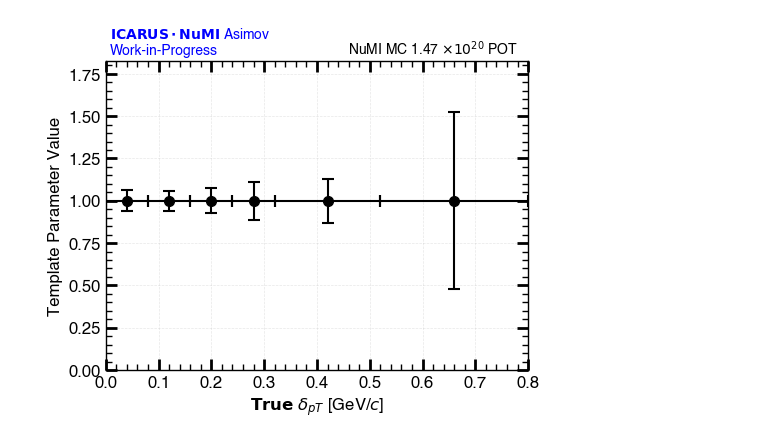
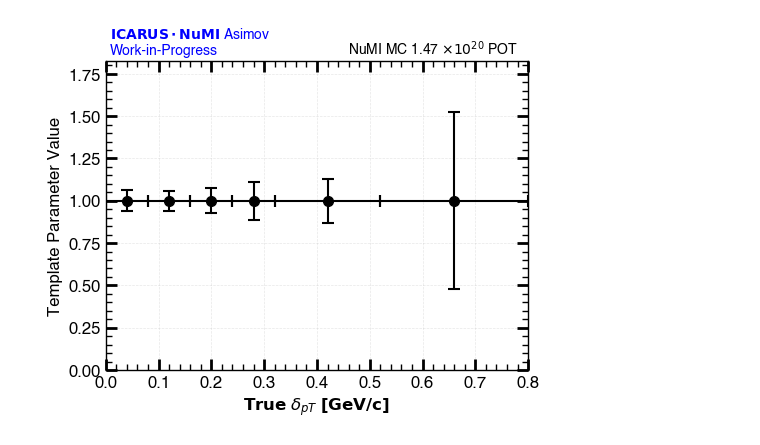
Before and after one commit to rvizarreta/gundam-icarus, a Jupyter notebook: Notebooks/Asimov_Studies.ipynb, the cells around one changed output. Saved outputs shown, nothing was run; the diff lists cells and outputs as text; code cells hidden in the pictures.

```diff
--- a/Notebooks/Asimov_Studies.ipynb
+++ b/Notebooks/Asimov_Studies.ipynb
@@ -53,16 +53,16 @@ Total                     23812
 # %%
 fig_template, ax_template = plot_scatter(
         filename='/Users/rvizarreta/Library/CloudStorage/GoogleDrive-rvizarreta14@gmail.com/My Drive/🏛 PhD Repository/🚀 Research/🤖 Experiments&Projects/ICARUS/ICARUS_CC0pi_GUNDAM/data/exampleAsimov.root',
         is_cross_section = False,
         hist_path="FitterEngine/postFit/Hesse/errors/Template Parameter true_dpT/values/postFitErrors_TH1D;1",
-        xlabel=r'$\mathbf{True}$ $\delta_{pT}$ [GeV/$c$]',
+        xlabel=r'$\mathbf{True}$ $\delta_{pT}$ $\mathbf{[GeV/c]}$',
         ylabel='Template Parameter Value',
         bin_edges_labels=[0.0, 0.08, 0.16, 0.24, 0.32, 0.52, 0.8],
         is_y_errors = True,
         title_line1=r'$\bf{ICARUS \cdot NuMI}$ Asimov' + '\n' + 'Work-in-Progress',
         label=None,
         output_name='Plots/TemplateParameter_TrueDeltaPT.png',
         pot=r'NuMI MC 1.47 $\times 10^{20}$ POT'
 )
 # %% [output]
-[figure, old version]
+[figure, new version]
```
Also changed, not shown: parts of 3 cells of this notebook, 11 other files.
